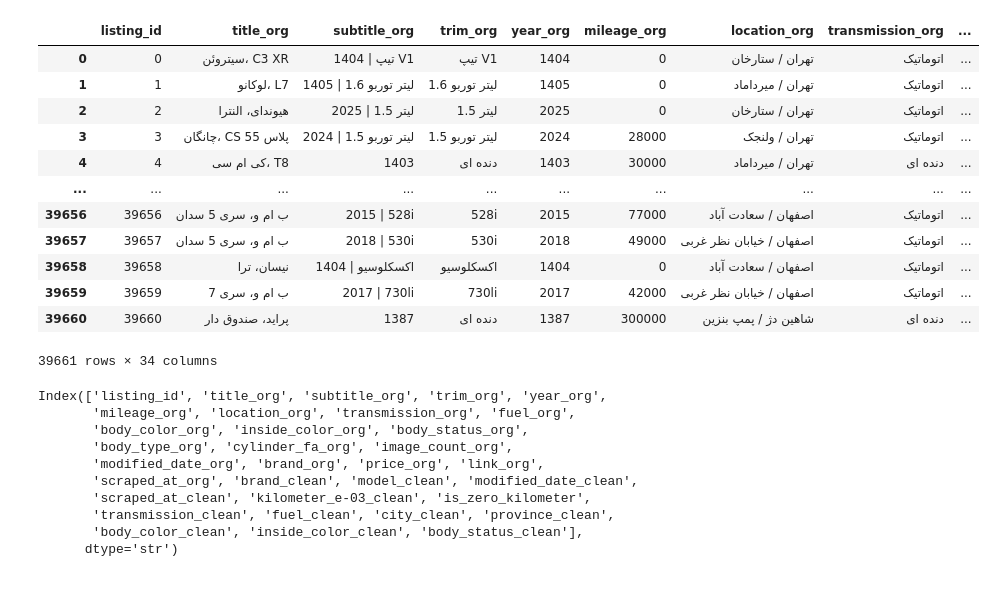
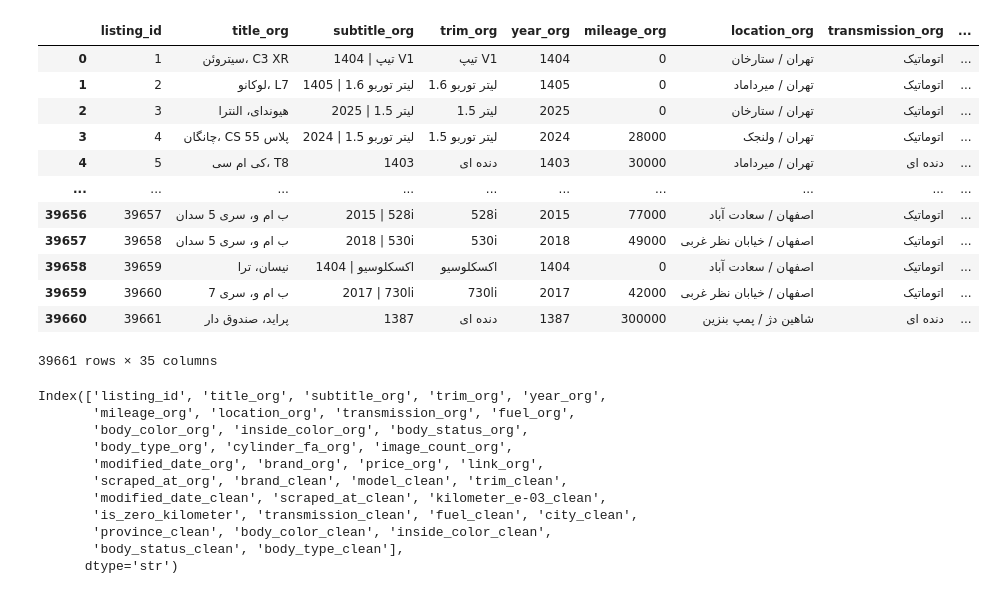
Before and after one commit to Erfan-Taherirani/Bama-Used-Car-Market-Analytics, a Jupyter notebook: notebooks/test.ipynb, the cells around one changed output. Cells and saved outputs as stored; diff of their text form; code cells hidden in the pictures.

```diff
--- a/notebooks/test.ipynb
+++ b/notebooks/test.ipynb
@@ -38,6 +39,7 @@ def load_data(file_path: str = "../data/raw/bama_backup.csv") -> pd.DataFrame:
 	# add listing id
     df.reset_index(inplace=True)
     df.rename(columns={'index': 'listing_id'}, inplace=True)
+    df['listing_id'] = df['listing_id'] + 1
 
     # fix brand names
     df['brand_clean'] = df.loc[:, 'brand_org'].str.strip().str.lower().replace(BRANDS_MAPPING).str.upper()
@@ -71,6 +73,9 @@ def load_data(file_path: str = "../data/raw/bama_backup.csv") -> pd.DataFrame:
 	# add model name
     df['model_clean'] = df_model['model_p1'] + " " + df_model['model_org_clean']
     df['model_clean'] = df['model_clean'].str.strip()
+
+	# fix trim data
+    df['trim_clean'] = df['trim_org'].map(TRIM_FA_TO_ENG).str.strip()
 
 	# fix dates data types
     df['modified_date_clean'] = pd.to_datetime(df.loc[:, 'modified_date_org'].str.slice(0, 10))
@@ -92,49 +97,59 @@ def load_data(file_path: str = "../data/raw/bama_backup.csv") -> pd.DataFrame:
 	)[0].map(LOC_FA_TO_ENG).str.strip()
     df['province_clean'] = df['city_clean'].map(CITY_TO_PROVINCE).str.strip()
 
 	# fix color data
     df['body_color_clean'] = df['body_color_org'].map(COLOR_FA_TO_ENG).str.strip()
     df['inside_color_clean'] = df['inside_color_org'].map(COLOR_FA_TO_ENG).str.strip()
 
 	# fix body status data
     df['body_status_clean'] = df['body_status_org'].map(BODY_STATUS_FA_TO_ENG).str.strip()
 
 	# fix body type data
     df['body_type_clean'] = df['body_type_org'].str.strip().str.title()
 
 	# handle missing values
     # fuel column
     df.loc[35618, 'fuel_org'] = 'بنزینی'
     df.loc[38383, 'fuel_org'] = 'بنزینی'
     df.loc[38403, 'fuel_org'] = 'بنزینی'
     df.loc[38998, 'fuel_org'] = 'بنزینی'
 
 	# cylinder_fa column
-    df_missing = df.loc[df['cylinder_fa_org'].isnull()]
-    df_missing.loc[
-		df_missing['fuel_org'] == 'برقی', 'cylinder_fa_org'
-	] = "0"
+    # df_missing = df.loc[df['cylinder_fa_org'].isnull()]
+    # df_missing.loc[
+	# 	df_missing['fuel_org'] == 'برقی', 'cylinder_fa_org'
+	# ] = "0"
 
 	# df_missing.loc[df_missing['fuel'] == 'بنزینی', 'title']
+
+	# rearange columns
+    df_clean = df.loc[
+        :,
+        [
+            "listing_id",
+            "brand_clean",
+            "model_clean",
+		]
+	]
 
     return df
 
 df = load_data()
 df
 # %% [output]
 |  | listing_id | title_org | subtitle_org | trim_org | year_org | mileage_org | location_org | transmission_org | ... |
-| 0 | 0 | سیتروئن، C3 XR | 1404 | تیپ V1 | تیپ V1 | 1404 | 0 | تهران / ستارخان | اتوماتیک | ... |
-| 1 | 1 | لوکانو، L7 | 1405 | 1.6 لیتر توربو | 1.6 لیتر توربو | 1405 | 0 | تهران / میرداماد | اتوماتیک | ... |
-| 2 | 2 | هیوندای، النترا | 2025 | 1.5 لیتر | 1.5 لیتر | 2025 | 0 | تهران / ستارخان | اتوماتیک | ... |
-| 3 | 3 | چانگان، CS 55 پلاس | 2024 | 1.5 لیتر توربو | 1.5 لیتر توربو | 2024 | 28000 | تهران / ولنجک | اتوماتیک | ... |
-| 4 | 4 | کی ام سی، T8 | 1403 | دنده ای | 1403 | 30000 | تهران / میرداماد | دنده ای | ... |
+| 0 | 1 | سیتروئن، C3 XR | 1404 | تیپ V1 | تیپ V1 | 1404 | 0 | تهران / ستارخان | اتوماتیک | ... |
+| 1 | 2 | لوکانو، L7 | 1405 | 1.6 لیتر توربو | 1.6 لیتر توربو | 1405 | 0 | تهران / میرداماد | اتوماتیک | ... |
+| 2 | 3 | هیوندای، النترا | 2025 | 1.5 لیتر | 1.5 لیتر | 2025 | 0 | تهران / ستارخان | اتوماتیک | ... |
+| 3 | 4 | چانگان، CS 55 پلاس | 2024 | 1.5 لیتر توربو | 1.5 لیتر توربو | 2024 | 28000 | تهران / ولنجک | اتوماتیک | ... |
+| 4 | 5 | کی ام سی، T8 | 1403 | دنده ای | 1403 | 30000 | تهران / میرداماد | دنده ای | ... |
 | ... | ... | ... | ... | ... | ... | ... | ... | ... | ... |
-| 39656 | 39656 | ب ام و، سری 5 سدان | 2015 | 528i | 528i | 2015 | 77000 | اصفهان / سعادت آباد | اتوماتیک | ... |
-| 39657 | 39657 | ب ام و، سری 5 سدان | 2018 | 530i | 530i | 2018 | 49000 | اصفهان / خیابان نظر غربی | اتوماتیک | ... |
-| 39658 | 39658 | نیسان، ترا | 1404 | اکسکلوسیو | اکسکلوسیو | 1404 | 0 | اصفهان / سعادت آباد | اتوماتیک | ... |
-| 39659 | 39659 | ب ام و، سری 7 | 2017 | 730li | 730li | 2017 | 42000 | اصفهان / خیابان نظر غربی | اتوماتیک | ... |
-| 39660 | 39660 | پراید، صندوق دار | 1387 | دنده ای | 1387 | 300000 | شاهین دژ / پمپ بنزین | دنده ای | ... |
+| 39656 | 39657 | ب ام و، سری 5 سدان | 2015 | 528i | 528i | 2015 | 77000 | اصفهان / سعادت آباد | اتوماتیک | ... |
+| 39657 | 39658 | ب ام و، سری 5 سدان | 2018 | 530i | 530i | 2018 | 49000 | اصفهان / خیابان نظر غربی | اتوماتیک | ... |
+| 39658 | 39659 | نیسان، ترا | 1404 | اکسکلوسیو | اکسکلوسیو | 1404 | 0 | اصفهان / سعادت آباد | اتوماتیک | ... |
+| 39659 | 39660 | ب ام و، سری 7 | 2017 | 730li | 730li | 2017 | 42000 | اصفهان / خیابان نظر غربی | اتوماتیک | ... |
+| 39660 | 39661 | پراید، صندوق دار | 1387 | دنده ای | 1387 | 300000 | شاهین دژ / پمپ بنزین | دنده ای | ... |
-39661 rows × 34 columns
+39661 rows × 35 columns
 # %%
 df.columns
 # %% [output]
@@ -143,8 +158,9 @@ Index(['listing_id', 'title_org', 'subtitle_org', 'trim_org', 'year_org',
        'body_color_org', 'inside_color_org', 'body_status_org',
        'body_type_org', 'cylinder_fa_org', 'image_count_org',
        'modified_date_org', 'brand_org', 'price_org', 'link_org',
-       'scraped_at_org', 'brand_clean', 'model_clean', 'modified_date_clean',
-       'scraped_at_clean', 'kilometer_e-03_clean', 'is_zero_kilometer',
-       'transmission_clean', 'fuel_clean', 'city_clean', 'province_clean',
-       'body_color_clean', 'inside_color_clean', 'body_status_clean'],
+       'scraped_at_org', 'brand_clean', 'model_clean', 'trim_clean',
+       'modified_date_clean', 'scraped_at_clean', 'kilometer_e-03_clean',
+       'is_zero_kilometer', 'transmission_clean', 'fuel_clean', 'city_clean',
+       'province_clean', 'body_color_clean', 'inside_color_clean',
+       'body_status_clean', 'body_type_clean'],
       dtype='str')
```
Also changed, not shown: parts of 1 cell of this notebook, 2 other files.
